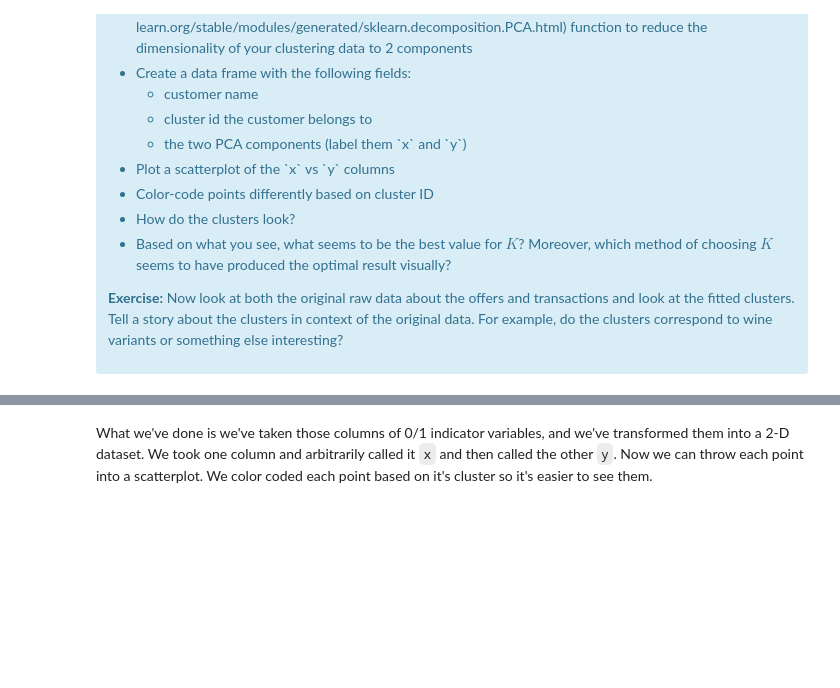
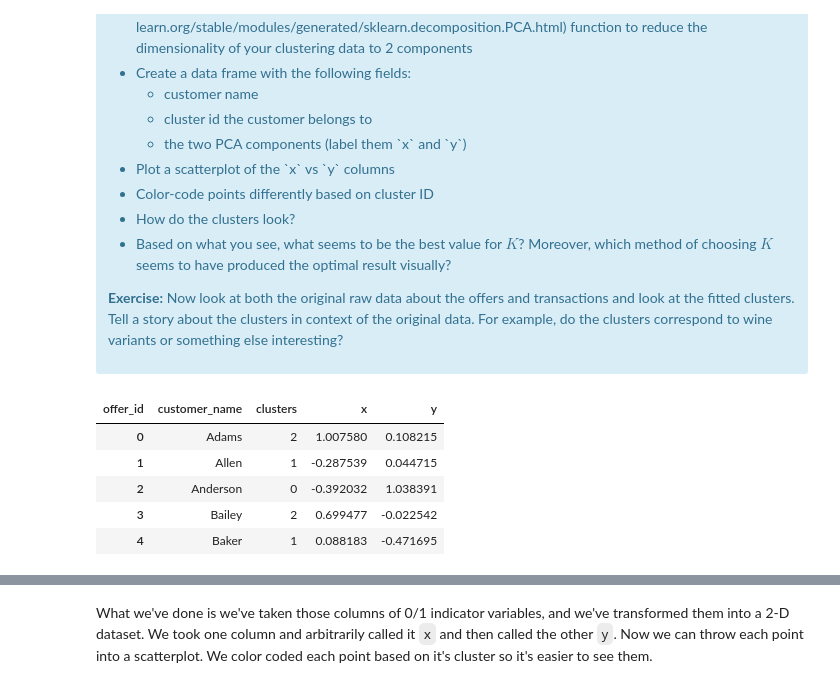
Before and after one commit to Taypapen/Mini_Project_clustering, a Jupyter notebook: Mini_Project_Clustering_TayPap.ipynb, the cells around one changed output, grey strips where cells are left out. Saved outputs shown, nothing was run; the diff lists cells and outputs as text; code cells hidden in the pictures; blank space fills up the shorter version.

```diff
--- a/Mini_Project_Clustering_TayPap.ipynb
+++ b/Mini_Project_Clustering_TayPap.ipynb
@@ -312,0 +312,19 @@ This is only one use of PCA for dimension reduction. We can also use PCA when we
+# %%
+from sklearn.decomposition import PCA
+
+responses_df['clusters'] = kmean.fit_predict(responses_df[x_cols])
+pca=PCA(n_components=2)
+
+responses_df['x']= pca.fit_transform(responses_df[x_cols])[:,0]
+responses_df['y']= pca.fit_transform(responses_df[x_cols])[:,1]
+responses_df = responses_df.reset_index()
+
+responses_clusters = responses_df[['customer_name', 'clusters', 'x','y']]
+responses_clusters.head()
+# %% [output]
+| offer_id | customer_name | clusters | x | y |
+| 0 | Adams | 2 | 1.007580 | 0.108215 |
+| 1 | Allen | 1 | -0.287539 | 0.044715 |
+| 2 | Anderson | 0 | -0.392032 | 1.038391 |
+| 3 | Bailey | 2 | 0.699477 | -0.022542 |
+| 4 | Baker | 1 | 0.088183 | -0.471695 |
```
Also changed, not shown: parts of 13 cells of this notebook.
